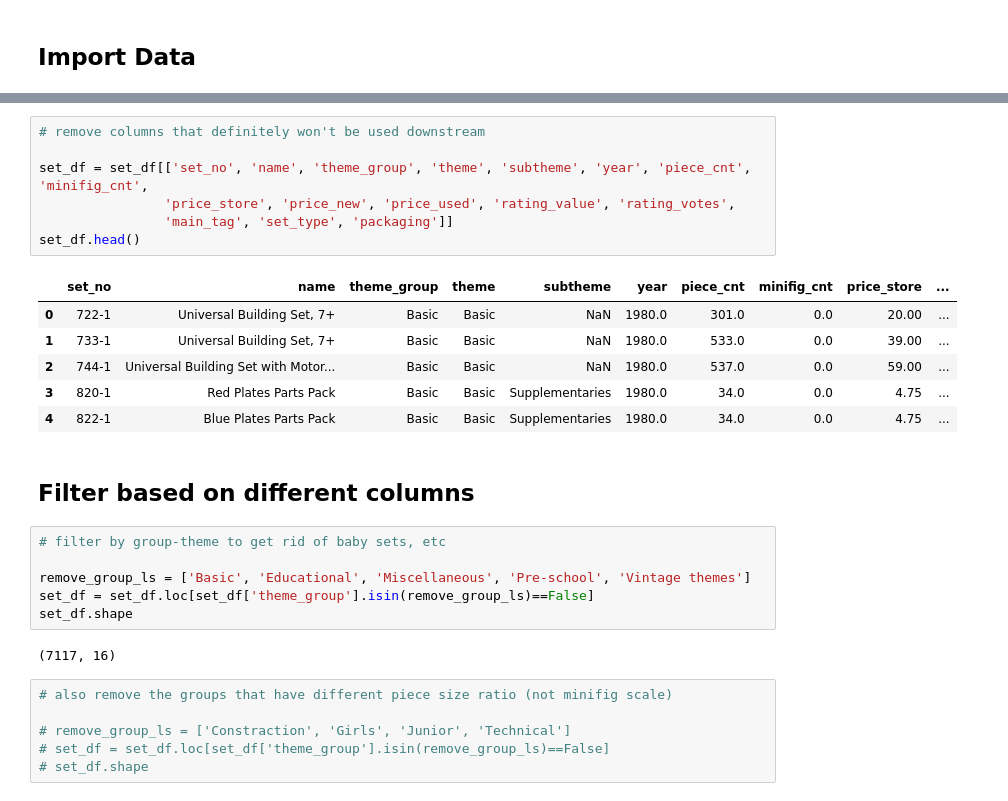
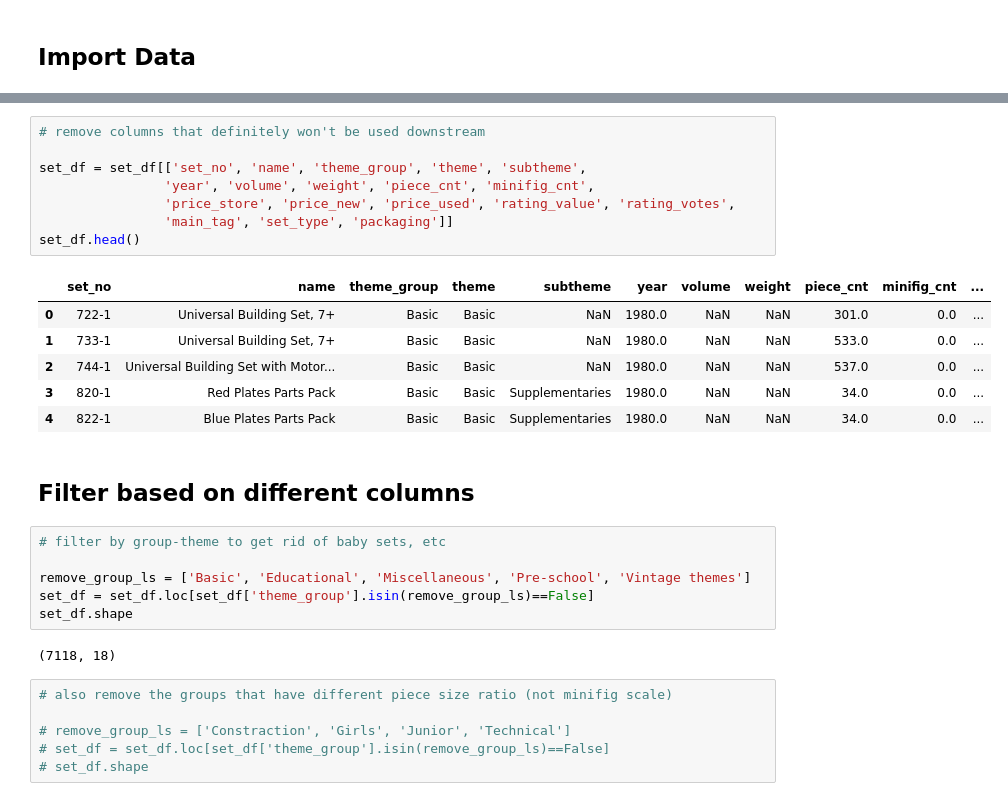
Before and after one commit to NathanVenos/Classifying_LEGO_Value_Retention, a Jupyter notebook: clean_features/brickset_set_filter.ipynb, the cells around one changed output, grey strips where cells are left out. Saved outputs shown, nothing was run; the diff lists cells and outputs as text.

Commit message:
volume and weight added

```diff
--- a/clean_features/brickset_set_filter.ipynb
+++ b/clean_features/brickset_set_filter.ipynb
@@ -53,17 +53,18 @@ memory usage: 1.9+ MB
 # %%
 # remove columns that definitely won't be used downstream
 
-set_df = set_df[['set_no', 'name', 'theme_group', 'theme', 'subtheme', 'year', 'piece_cnt', 'minifig_cnt',
+set_df = set_df[['set_no', 'name', 'theme_group', 'theme', 'subtheme',
+                'year', 'volume', 'weight', 'piece_cnt', 'minifig_cnt',
                 'price_store', 'price_new', 'price_used', 'rating_value', 'rating_votes',
                 'main_tag', 'set_type', 'packaging']]
 set_df.head()
 # %% [output]
-|  | set_no | name | theme_group | theme | subtheme | year | piece_cnt | minifig_cnt | price_store | ... |
-| 0 | 722-1 | Universal Building Set, 7+ | Basic | Basic | NaN | 1980.0 | 301.0 | 0.0 | 20.00 | ... |
-| 1 | 733-1 | Universal Building Set, 7+ | Basic | Basic | NaN | 1980.0 | 533.0 | 0.0 | 39.00 | ... |
-| 2 | 744-1 | Universal Building Set with Motor... | Basic | Basic | NaN | 1980.0 | 537.0 | 0.0 | 59.00 | ... |
-| 3 | 820-1 | Red Plates Parts Pack | Basic | Basic | Supplementaries | 1980.0 | 34.0 | 0.0 | 4.75 | ... |
-| 4 | 822-1 | Blue Plates Parts Pack | Basic | Basic | Supplementaries | 1980.0 | 34.0 | 0.0 | 4.75 | ... |
+|  | set_no | name | theme_group | theme | subtheme | year | volume | weight | piece_cnt | minifig_cnt | ... |
+| 0 | 722-1 | Universal Building Set, 7+ | Basic | Basic | NaN | 1980.0 | NaN | NaN | 301.0 | 0.0 | ... |
+| 1 | 733-1 | Universal Building Set, 7+ | Basic | Basic | NaN | 1980.0 | NaN | NaN | 533.0 | 0.0 | ... |
+| 2 | 744-1 | Universal Building Set with Motor... | Basic | Basic | NaN | 1980.0 | NaN | NaN | 537.0 | 0.0 | ... |
+| 3 | 820-1 | Red Plates Parts Pack | Basic | Basic | Supplementaries | 1980.0 | NaN | NaN | 34.0 | 0.0 | ... |
+| 4 | 822-1 | Blue Plates Parts Pack | Basic | Basic | Supplementaries | 1980.0 | NaN | NaN | 34.0 | 0.0 | ... |
 # %% [markdown]
 ## Filter based on different columns
 # %%
@@ -73,7 +74,7 @@ remove_group_ls = ['Basic', 'Educational', 'Miscellaneous', 'Pre-school', 'Vinta
 set_df = set_df.loc[set_df['theme_group'].isin(remove_group_ls)==False]
 set_df.shape
 # %% [output]
-(7117, 16)
+(7118, 18)
 # %%
 # also remove the groups that have different piece size ratio (not minifig scale)
 
```
Also changed, not shown: parts of 4 cells of this notebook, 14 other files.
